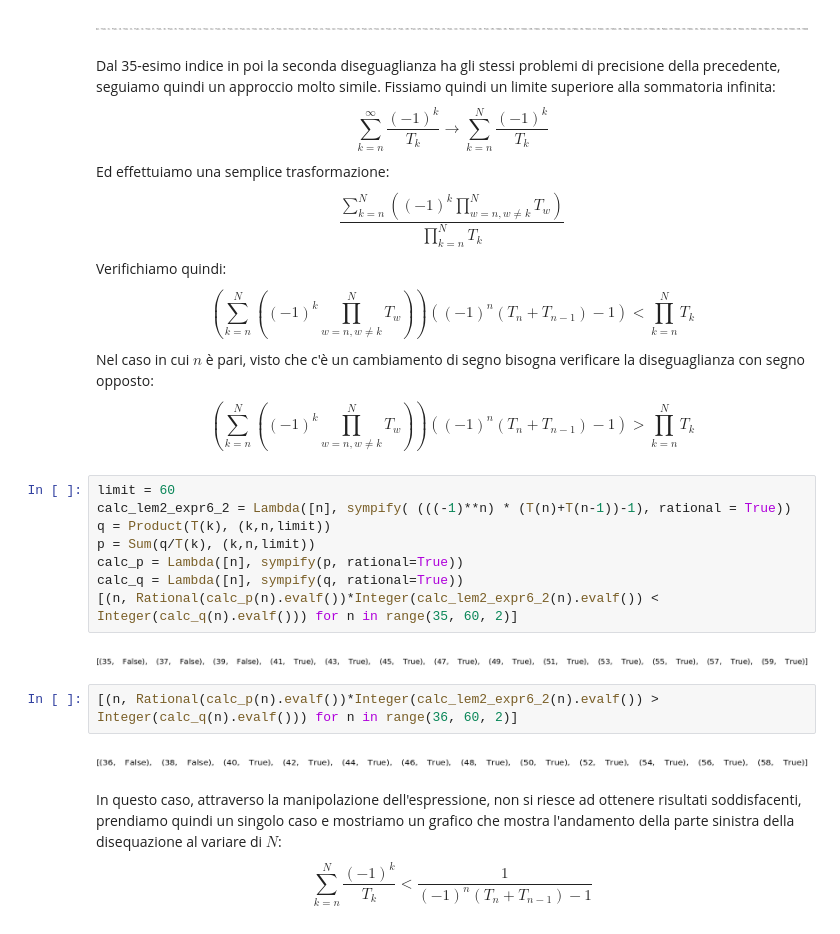
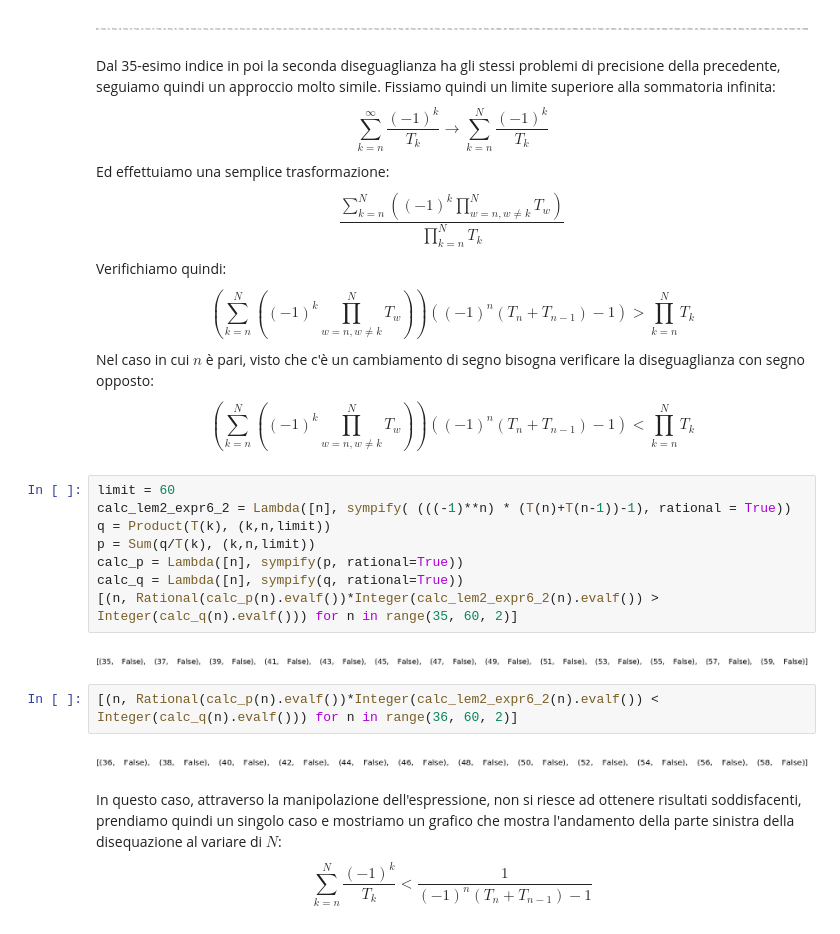
Before and after one commit to iskorini/PAA-Project, a Jupyter notebook: Notebook.ipynb, the cells around one changed output. Saved outputs shown, nothing was run; the diff lists cells and outputs as text.

```diff
--- a/Notebook.ipynb
+++ b/Notebook.ipynb
@@ -216,23 +216,23 @@ $$\sum_{k=n}^{\infty} \frac{(-1)^k}{T_k} \rightarrow \sum_{k=n}^{N} \frac{(-1)^k
 Ed effettuiamo una semplice trasformazione:
 $$\frac{\sum_{k=n}^{N}( (-1)^{k} \prod_{w=n, w\neq k}^{N} T_w)}{\prod_{k = n}^{N} T_k}$$
 Verifichiamo quindi:
+$$\left(\sum_{k=n}^{N}\left( (-1)^{k} \prod_{w=n, w\neq k}^{N} T_w\right)\right) ((-1)^n(T_n+T_{n-1})-1) >\prod_{k = n}^{N} T_k $$
+Nel caso in cui $n$ è pari, visto che c'è un cambiamento di segno bisogna verificare la diseguaglianza con segno opposto:
 $$\left(\sum_{k=n}^{N}\left( (-1)^{k} \prod_{w=n, w\neq k}^{N} T_w\right)\right) ((-1)^n(T_n+T_{n-1})-1) < \prod_{k = n}^{N} T_k $$
-Nel caso in cui $n$ è pari, visto che c'è un cambiamento di segno bisogna verificare la diseguaglianza con segno opposto:
-$$\left(\sum_{k=n}^{N}\left( (-1)^{k} \prod_{w=n, w\neq k}^{N} T_w\right)\right) ((-1)^n(T_n+T_{n-1})-1) > \prod_{k = n}^{N} T_k $$
 # %%
 limit = 60
 calc_lem2_expr6_2 = Lambda([n], sympify( (((-1)**n) * (T(n)+T(n-1))-1), rational = True))
 q = Product(T(k), (k,n,limit))
 p = Sum(q/T(k), (k,n,limit))
 calc_p = Lambda([n], sympify(p, rational=True))
 calc_q = Lambda([n], sympify(q, rational=True))
-[(n, Rational(calc_p(n).evalf())*Integer(calc_lem2_expr6_2(n).evalf()) < Integer(calc_q(n).evalf())) for n in range(35, 60, 2)]
+[(n, Rational(calc_p(n).evalf())*Integer(calc_lem2_expr6_2(n).evalf()) > Integer(calc_q(n).evalf())) for n in range(35, 60, 2)]
 # %% [output]
-[figure, old version]
+[figure, new version]
 # %%
-[(n, Rational(calc_p(n).evalf())*Integer(calc_lem2_expr6_2(n).evalf()) > Integer(calc_q(n).evalf())) for n in range(36, 60, 2)]
+[(n, Rational(calc_p(n).evalf())*Integer(calc_lem2_expr6_2(n).evalf()) < Integer(calc_q(n).evalf())) for n in range(36, 60, 2)]
 # %% [output]
-[figure, old version]
+[figure, new version]
 # %% [markdown]
 In questo caso, attraverso la manipolazione dell'espressione, non si riesce ad ottenere risultati soddisfacenti, prendiamo quindi un singolo caso e mostriamo un grafico che mostra l'andamento della parte sinistra della disequazione al variare di $N$:
 $$\sum_{k=n}^{N} \frac{(-1)^k}{T_k} < \frac{1}{(-1)^n(T_n+T_{n-1})-1}$$
```
Also changed, not shown: parts of 8 cells of this notebook.
